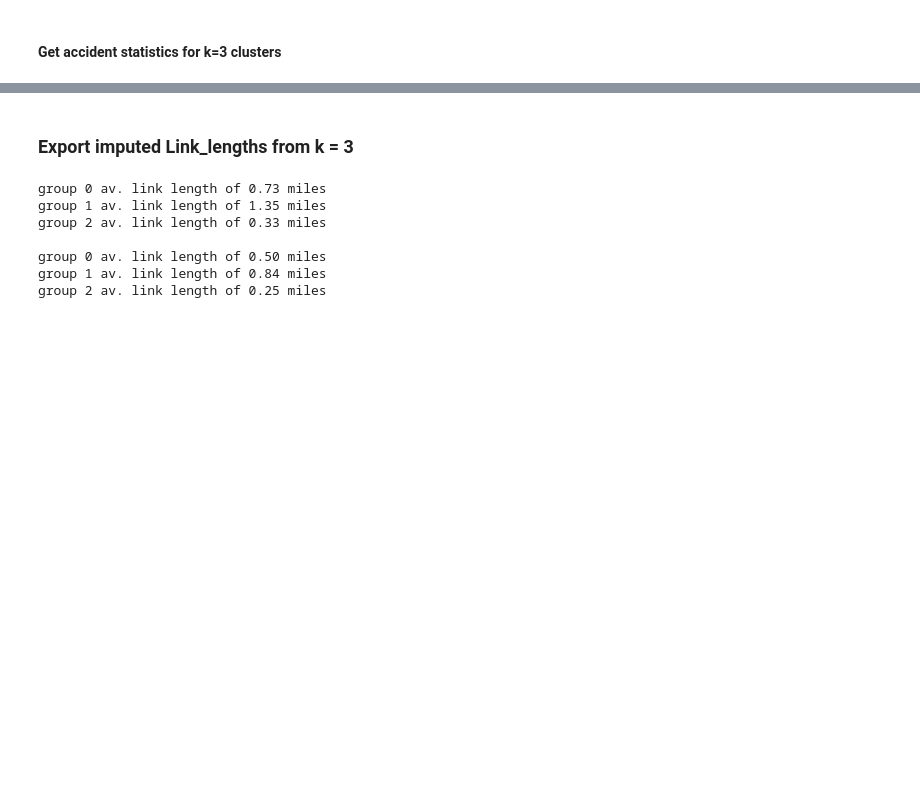
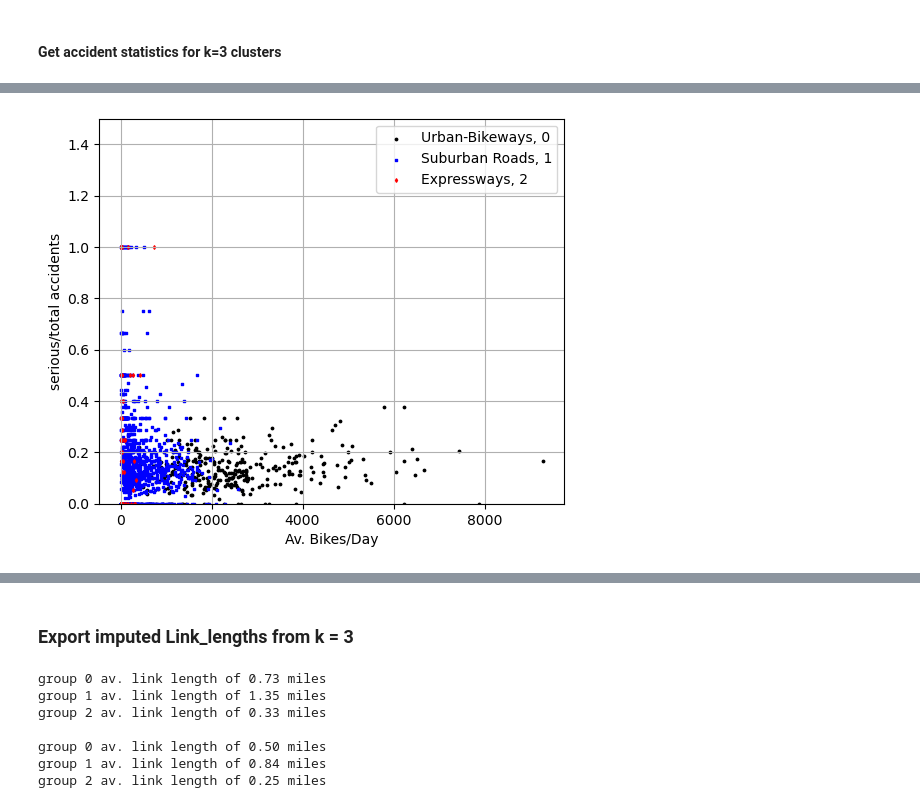
Before and after one commit to dtuthill/erdos_project, a Jupyter notebook: Greg_Analysis/kmean_df_road.ipynb, the cells around one changed output, grey strips where cells are left out. Cells and saved outputs as stored; diff of their text form; code cells hidden in the pictures; blank space fills up the shorter version.

```diff
--- a/Greg_Analysis/kmean_df_road.ipynb
+++ b/Greg_Analysis/kmean_df_road.ipynb
@@ -343,0 +363,24 @@ plt.show()
+# %%
+#scatter plot of serious ratio vs. Av. Bike/Day
+
+fy = 'serious_ratio' #you can use total_dnorm alternatively, this is normalized to av. "distance_to_cp". Problem is, that feature is undefined when there is 0 accidents
+
+fig,ax = plt.subplots(figsize=(6,5))
+labsize=10
+ticksize=10
+legsize=10
+
+for g in group_order:
+    ig = ind_match(g,np.arange(k).astype(int))
+    ax.scatter(df_cluster.loc[Igroup[ig],'aadf_Pedal_cycles'],df_cluster.loc[Igroup[ig],fy],marker=group_m[g],color=group_c[g],
+              label='%s, %i'%(group_names[g],g),s=group_size[g])
+
+ax.set_xlabel('Av. Bikes/Day',fontsize=labsize)
+ax.set_ylabel('serious/total accidents',fontsize=labsize)
+ax.tick_params(labelsize=ticksize)
+ax.legend(fontsize=legsize)
+ax.grid('on')
+ax.set_ylim(0)
+plt.show()
+# %% [output]
+[figure, added]
```
Also changed, not shown: parts of 11 cells of this notebook.
